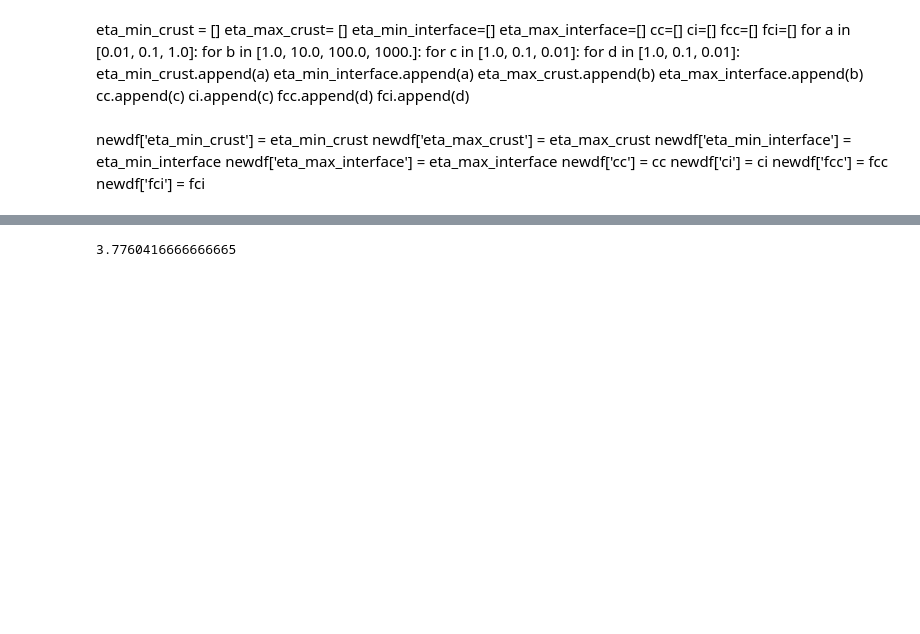
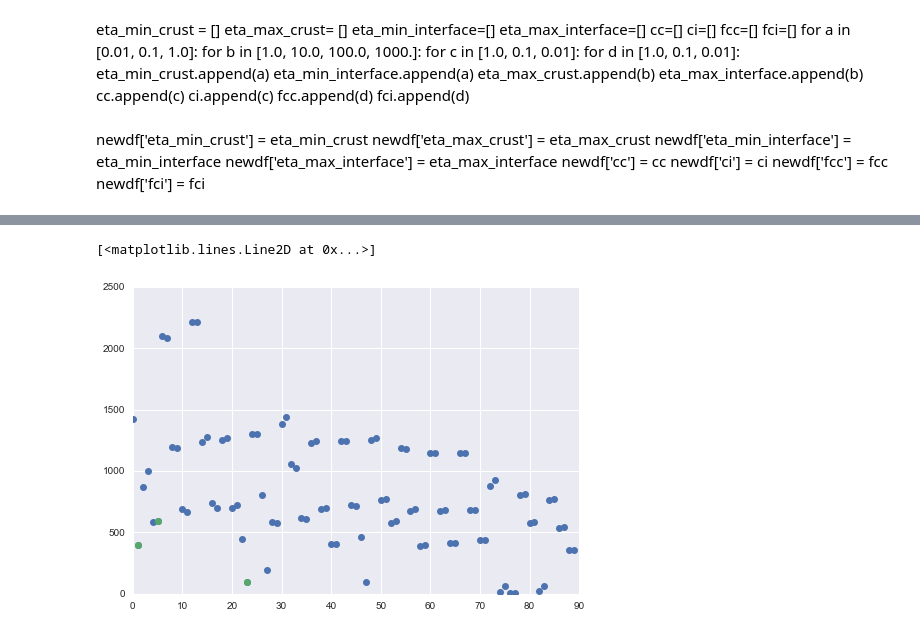
Before and after one commit to dansand/2dthermalslabs, a Jupyter notebook: kaplan/Analysis/pandas_analysis.ipynb, the cells around one changed output, grey strips where cells are left out. Cells and saved outputs as stored; diff of their text form; code cells hidden in the pictures; blank space fills up the shorter version.

```diff
--- a/kaplan/Analysis/pandas_analysis.ipynb
+++ b/kaplan/Analysis/pandas_analysis.ipynb
@@ -285,4 +287,13 @@ ndp.subzone
-# %%
-(2900./2)/(192*2)
-# %% [output]
-3.7760416666666665
+# %%
+filt_rows = [1, 5, 23]
+
+#for i in range(len(np.arange(0, newdf.shape[0]))):
+    #print(i)
+plt.plot(newdf['rmsintLith'] - newdf['rmsintLower'], marker="o", linestyle="")
+#plt.plot(newdf.iloc[filt_rows ][[col]], c='r', marker="o", linestyle="")
+plt.plot(newdf.iloc[filt_rows ]['rmsintLith'] - newdf.iloc[filt_rows ]['rmsintLower'], marker="o", linestyle="")
+
+#plt.legend()
+# %% [output]
+[<matplotlib.lines.Line2D at 0x...>]
+[figure, added]
```
Also changed, not shown: parts of 14 cells of this notebook, 3 other files.
